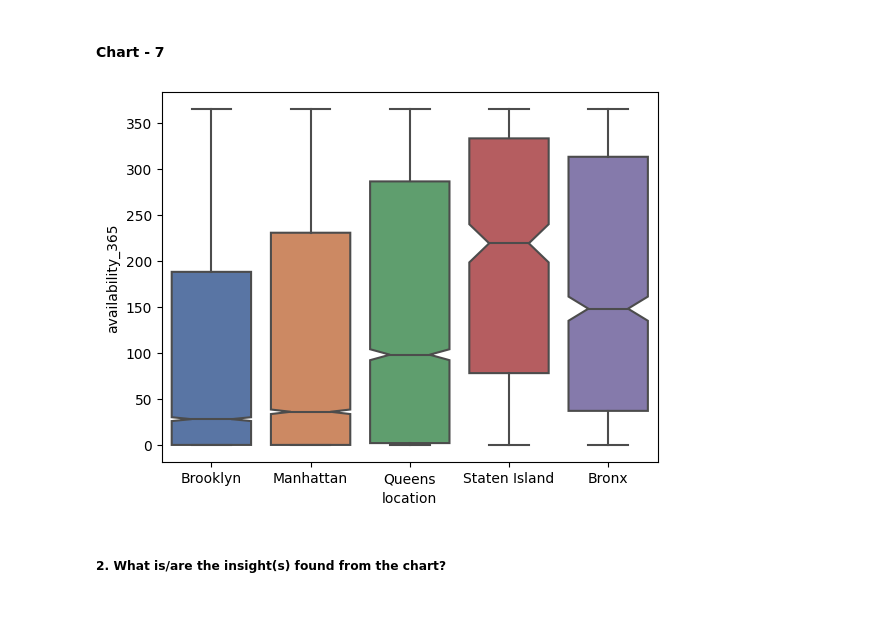
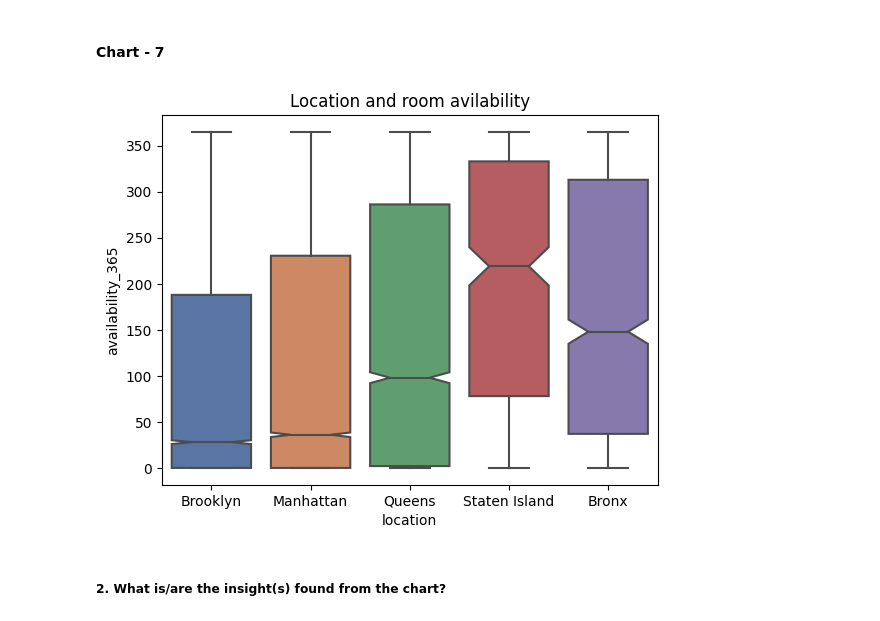
Before and after one commit to ankit-chuahan/Air_bnb_project, a Jupyter notebook: Air_bnd_ankit_.ipynb, the cells around one changed output. Saved outputs shown, nothing was run; the diff lists cells and outputs as text; code cells hidden in the pictures.

```diff
--- a/Air_bnd_ankit_.ipynb
+++ b/Air_bnd_ankit_.ipynb
@@ -419,10 +420,11 @@ Are there any insights that lead to negative growth? Justify with specific reaso
 # %%
 #  ploting Box plot using location and avilability of rooms
 
 sns.boxplot(data=air, x='location',y='availability_365',palette="deep" ,notch =True, )     # notch function help us to differnciate in medain value
+plt.title("Location and room avilability")
 plt.show()
 # %% [output]
-[figure, old version]
+[figure, new version]
 # %% [markdown]
 ##### 2. What is/are the insight(s) found from the chart?
 # %% [markdown]
```
Also changed, not shown: parts of 7 cells of this notebook.
